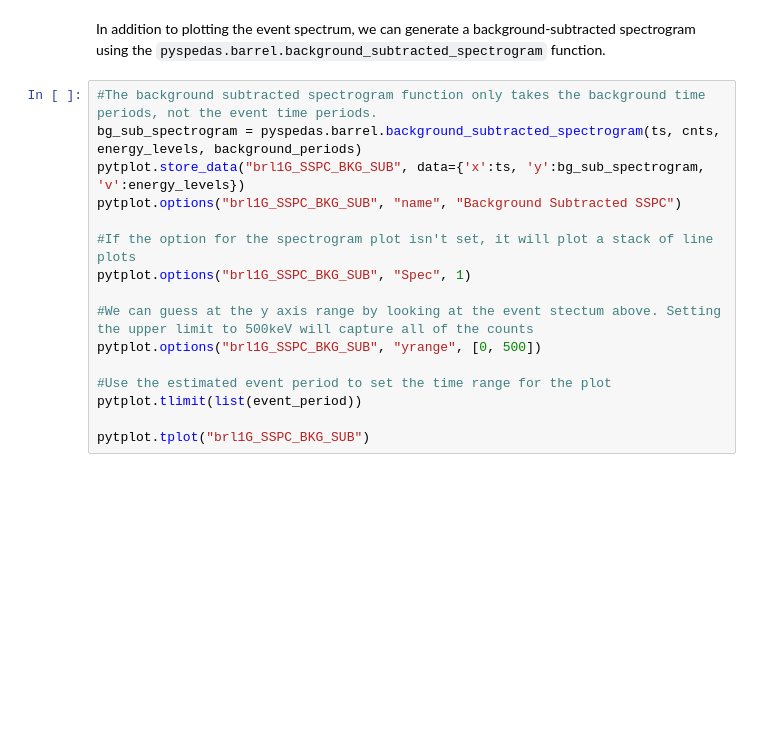
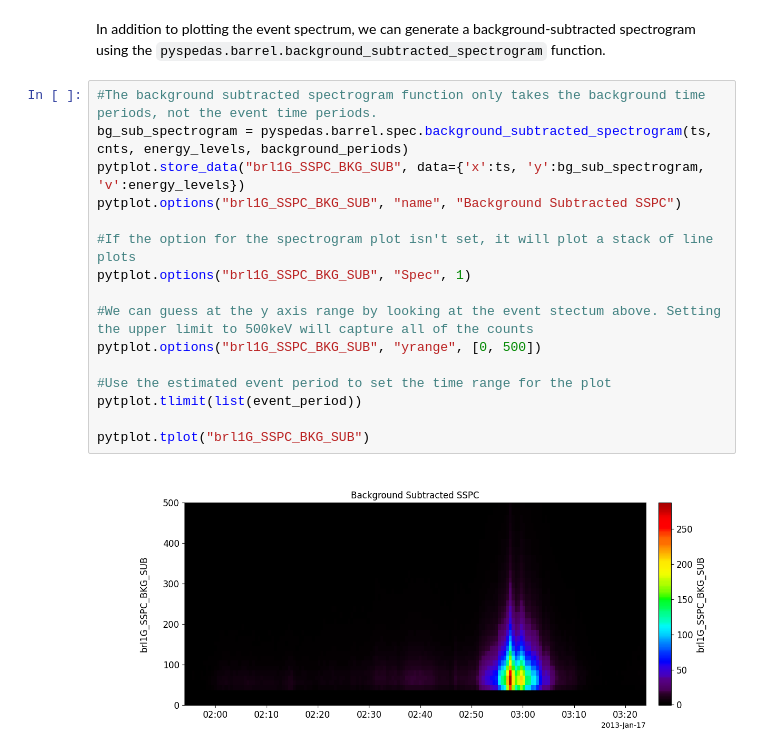
Before and after one commit to wrexroad/pyspedas_examples, a Jupyter notebook: pyspedas_examples/notebooks/BARREL_background_model.ipynb, the cells around one changed output. Drawn from its saved outputs; the diff is of its cells as text; blank space fills up the shorter version.

```diff
--- a/pyspedas_examples/notebooks/BARREL_background_model.ipynb
+++ b/pyspedas_examples/notebooks/BARREL_background_model.ipynb
@@ -54,17 +68,19 @@ pytplot.tplot("brl1G_Event_Spec")
 In addition to plotting the event spectrum, we can generate a background-subtracted spectrogram using the `pyspedas.barrel.background_subtracted_spectrogram` function.
 # %%
 #The background subtracted spectrogram function only takes the background time periods, not the event time periods.
-bg_sub_spectrogram = pyspedas.barrel.background_subtracted_spectrogram(ts, cnts, energy_levels, background_periods)
+bg_sub_spectrogram = pyspedas.barrel.spec.background_subtracted_spectrogram(ts, cnts, energy_levels, background_periods)
 pytplot.store_data("brl1G_SSPC_BKG_SUB", data={'x':ts, 'y':bg_sub_spectrogram, 'v':energy_levels})
 pytplot.options("brl1G_SSPC_BKG_SUB", "name", "Background Subtracted SSPC")
 
 #If the option for the spectrogram plot isn't set, it will plot a stack of line plots
 pytplot.options("brl1G_SSPC_BKG_SUB", "Spec", 1)
 
 #We can guess at the y axis range by looking at the event stectum above. Setting the upper limit to 500keV will capture all of the counts
 pytplot.options("brl1G_SSPC_BKG_SUB", "yrange", [0, 500])
 
 #Use the estimated event period to set the time range for the plot
 pytplot.tlimit(list(event_period))
 
 pytplot.tplot("brl1G_SSPC_BKG_SUB")
+# %% [output]
+[figure, added]
```
Also changed, not shown: parts of 3 cells of this notebook.
